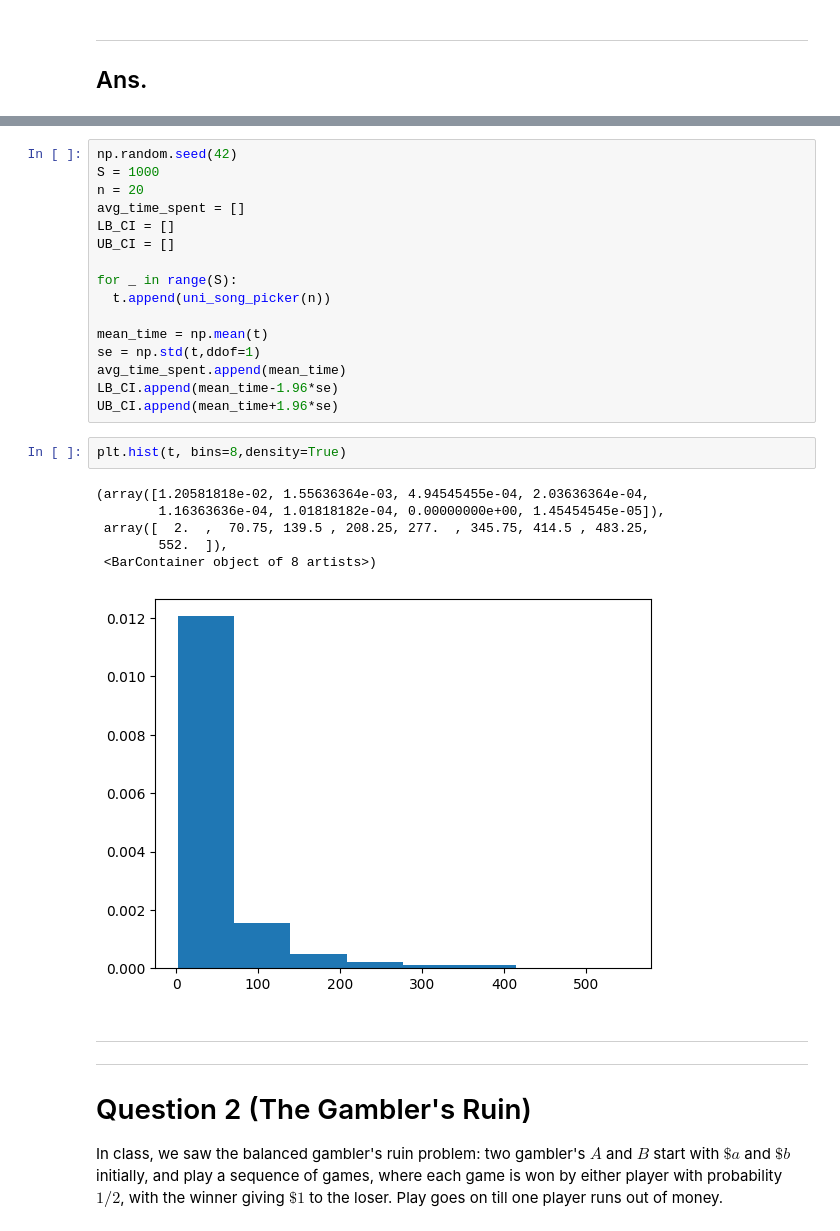
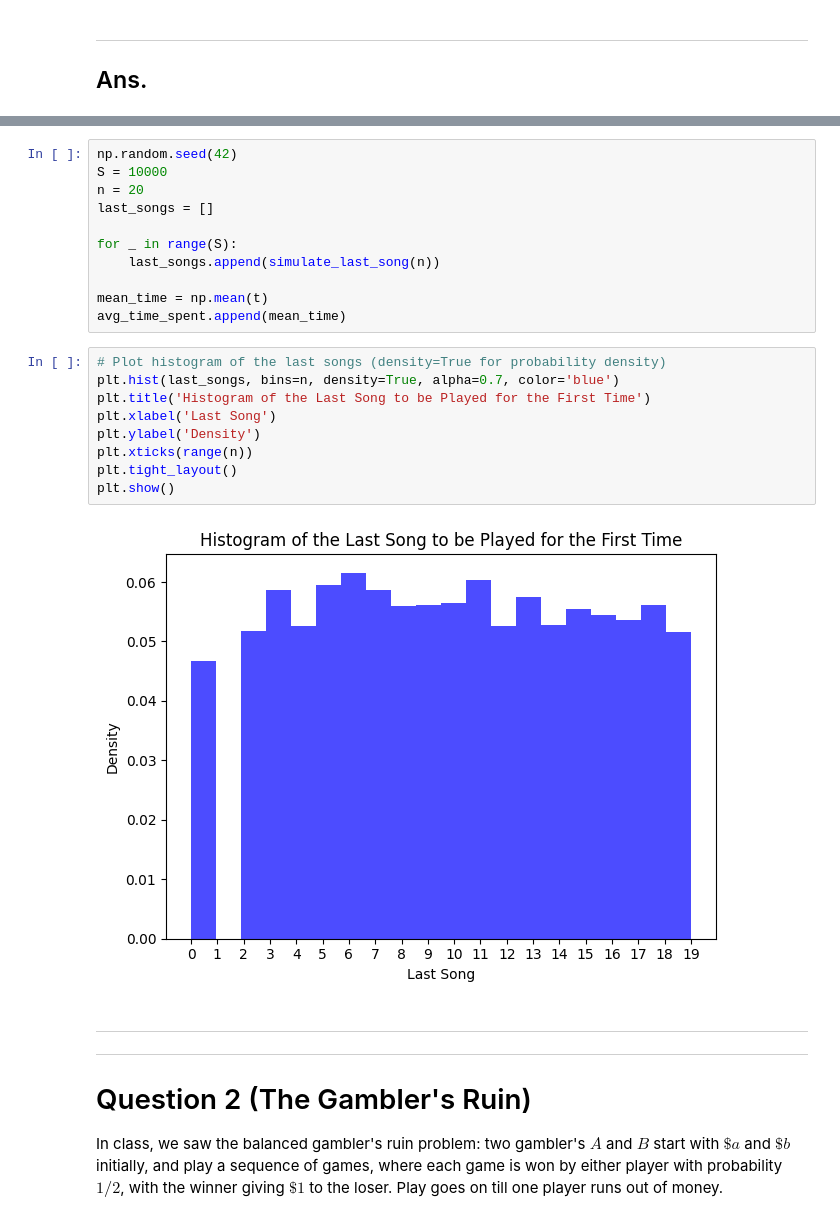
Before and after one commit to restinghouse0203/Academic_Project, a Jupyter notebook: Simluation/ORIE5580_Cornell/script/HW6.ipynb, the cells around one changed output, grey strips where cells are left out. Cells and saved outputs as stored; diff of their text form.

```diff
--- a/Simluation/ORIE5580_Cornell/script/HW6.ipynb
+++ b/Simluation/ORIE5580_Cornell/script/HW6.ipynb
@@ -112,28 +113,25 @@ def uni_song_picker(n):
 # %%
 np.random.seed(42)
-S = 1000
+S = 10000
 n = 20
-avg_time_spent = []
-LB_CI = []
-UB_CI = []
+last_songs = []
 
 for _ in range(S):
-  t.append(uni_song_picker(n))
+    last_songs.append(simulate_last_song(n))
 
 mean_time = np.mean(t)
-se = np.std(t,ddof=1)
 avg_time_spent.append(mean_time)
-LB_CI.append(mean_time-1.96*se)
-UB_CI.append(mean_time+1.96*se)
-# %%
-plt.hist(t, bins=8,density=True)
-# %% [output]
-(array([1.20581818e-02, 1.55636364e-03, 4.94545455e-04, 2.03636364e-04,
-        1.16363636e-04, 1.01818182e-04, 0.00000000e+00, 1.45454545e-05]),
- array([  2.  ,  70.75, 139.5 , 208.25, 277.  , 345.75, 414.5 , 483.25,
-        552.  ]),
- <BarContainer object of 8 artists>)
-[figure, removed]
+# %%
+# Plot histogram of the last songs (density=True for probability density)
+plt.hist(last_songs, bins=n, density=True, alpha=0.7, color='blue')
+plt.title('Histogram of the Last Song to be Played for the First Time')
+plt.xlabel('Last Song')
+plt.ylabel('Density')
+plt.xticks(range(n))
+plt.tight_layout()
+plt.show()
+# %% [output]
+[figure, added]
 # %% [markdown]
 <hr><hr>
 
```
Also changed, not shown: parts of 15 cells of this notebook.
